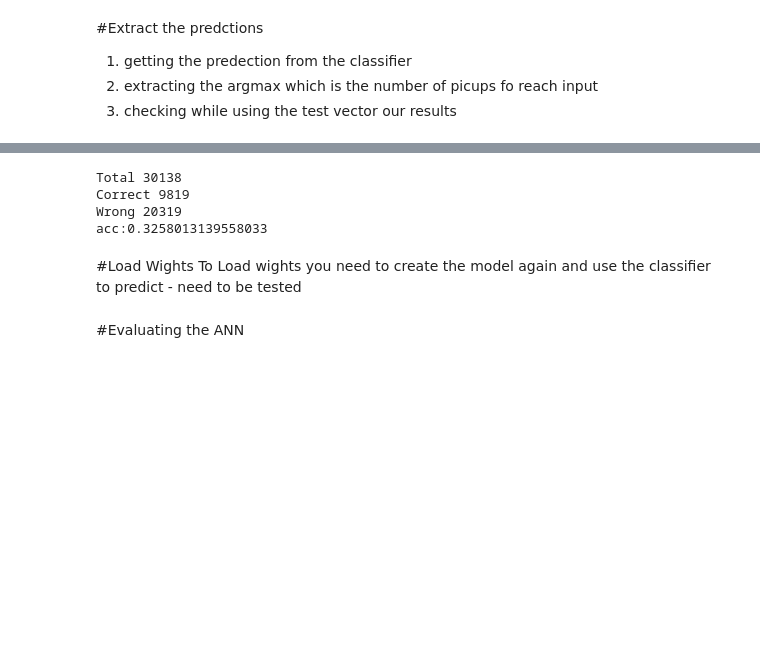
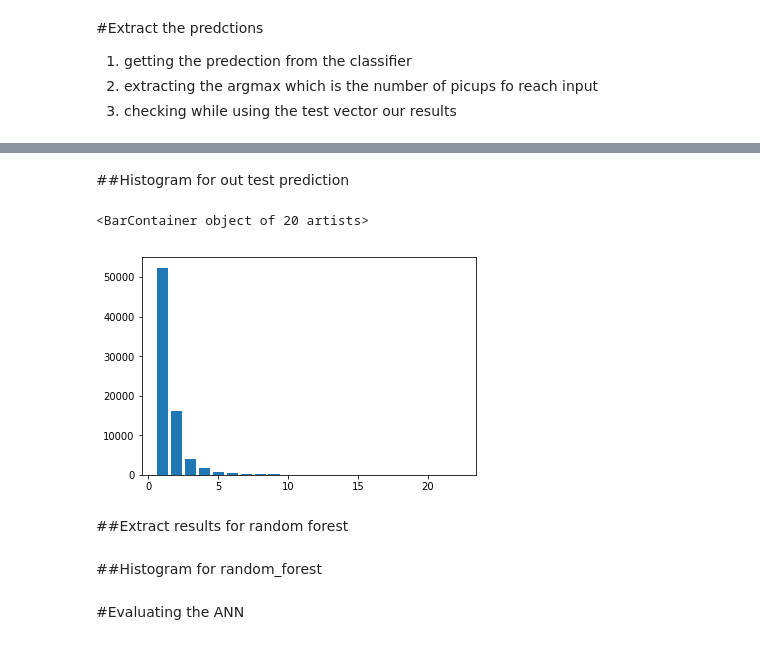
Before and after one commit to FranziskaSW/AI-Project, a Jupyter notebook: ANN.ipynb, the cells around one changed output, grey strips where cells are left out. Drawn from its saved outputs; the diff is of its cells as text; code cells hidden in the pictures; blank space fills up the shorter version.

```diff
--- a/ANN.ipynb
+++ b/ANN.ipynb
@@ -77,3 +87,7 @@ X_train, X_test, Y_train, Y_test = train_test_split(X,y, test_size = 0.2, random
+# %%
+X_train = X_train[:,0:-1]
+test_random_forest = X_test[:,-1]
+X_test = X_test[:,0:-1]
 # %% [markdown]
 ##Feature scaling - not needed for trees
 # %%
@@ -128,3 +165,29 @@ classifier.save_weights('/content/gdrive/My Drive/AIProj/my_model_weights.h5')
+# %%
+
+MAX_PICKUP_BIKES = 58 # y.max() +1 #Todo: check what is the max number
+NUM_OF_INPUTS = X.shape[1]
+FIRST_LAYAR = 100
+SECONED_LAYAR = 60
+OUTPUT_ACTIVATION_FUNC = 'softmax'
+OPTIMIZER = 'adam' #'adam' #stochastich gradient descent
+NUM_EPOCH = 100
+BATCH_SIZE = 60
+
+from keras.models import Sequential
+from keras.layers import Dense
+from keras.layers import Dropout
+classifier = Sequential()
+
+classifier.add(Dense(output_dim = FIRST_LAYAR  , init = 'uniform',activation ='tanh',input_dim = NUM_OF_INPUTS ))
+classifier.add(Dense(output_dim = SECONED_LAYAR, init = 'uniform', activation = 'tanh' ))
+classifier.add(Dense(output_dim = MAX_PICKUP_BIKES, init = 'uniform', activation = OUTPUT_ACTIVATION_FUNC ))
+classifier.load_weights('/content/gdrive/My Drive/AIProj/my_model_weights.h5')
+
+#How to predict one input:
+
+#input_vector = #put input vector you want to test
+#Y_pred = classifier.predict(input_vector)
+#pickup_predection = Y_pred[0].argmax()
 # %% [markdown]
 #Extract the predctions
 
@@ -134,0 +200,5 @@ classifier.save_weights('/content/gdrive/My Drive/AIProj/my_model_weights.h5')
+# %%
+Y_pred = classifier.predict(X)
+Y_get = []
+for i in range(len(Y_pred)):
+  Y_get.append(Y_pred[i].argmax() - SHIFT)
@@ -141,22 +220,18 @@ for i in range(len(Y_pred)):
 total = 0
 correct = 0
 wrong = 0
+histo_pred = []
 for i in range(len(Y_pred)):
   total = total +1
   if(Y_get[i] == Y_test[i]):
      correct = correct + 1
   else:
+    histo_pred.append(abs(Y_get[i] - Y_test[i] ))
     wrong = wrong + 1
+
 
 print("Total "+ str(total) )
 print("Correct " + str(correct))
 print("Wrong " + str(wrong))
 print("acc:" + str(float(correct)/total) )
+print(max(histo_pred))
-# %% [output]
-Total 30138
-Correct 9819
-Wrong 20319
-acc:0.3258013139558033
-# %% [markdown]
-#Load Wights
-To Load wights you need to create the model again and use the classifier to predict  - need to be tested
@@ -188,0 +238,10 @@ pickup_predection = Y_pred[0].argmax()
+# %% [markdown]
+##Histogram for out test prediction
+# %%
+hist = pd.Series(histo_pred).value_counts()
+plt.bar(x=hist.index, height=hist)
+# %% [output]
+<BarContainer object of 20 artists>
+[figure, added]
+# %% [markdown]
+##Extract results for random forest
@@ -188,0 +267,2 @@ pickup_predection = Y_pred[0].argmax()
+# %% [markdown]
+##Histogram for random_forest
```
Also changed, not shown: parts of 27 cells of this notebook.
